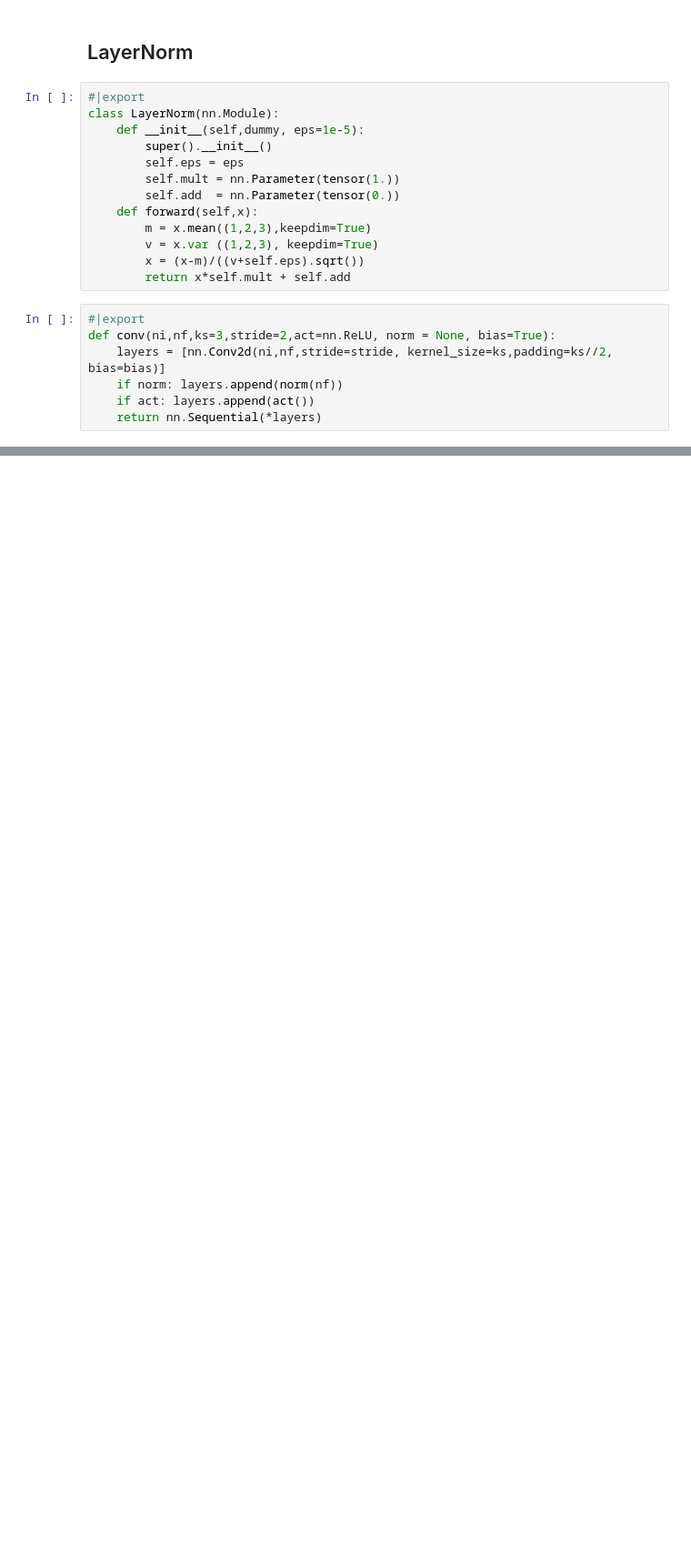
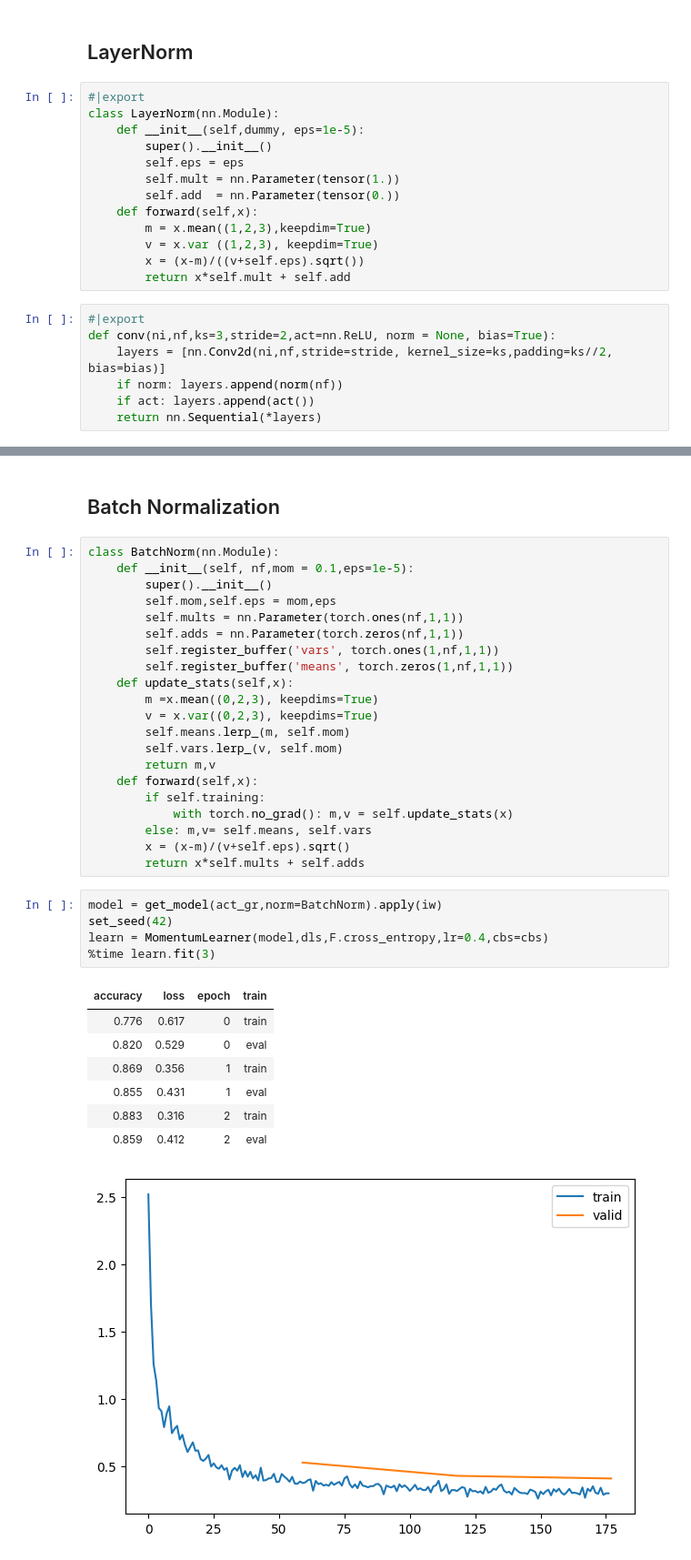
Before and after one commit to mtm-007/Deep-Learing-from-the-foundation-and-GEN_AI, a Jupyter notebook: initializing.ipynb, the cells around one changed output, grey strips where cells are left out. Shown at 91% size. Saved outputs shown, nothing was run; the diff lists cells and outputs as text; blank space fills up the shorter version.

Commit message:
batch norm

```diff
--- a/initializing.ipynb
+++ b/initializing.ipynb
@@ -574,0 +582,37 @@ astats.plot_stats()
+# %% [markdown]
+## Batch Normalization
+# %%
+class BatchNorm(nn.Module):
+    def __init__(self, nf,mom = 0.1,eps=1e-5):
+        super().__init__()
+        self.mom,self.eps = mom,eps
+        self.mults = nn.Parameter(torch.ones(nf,1,1))
+        self.adds = nn.Parameter(torch.zeros(nf,1,1))
+        self.register_buffer('vars', torch.ones(1,nf,1,1))
+        self.register_buffer('means', torch.zeros(1,nf,1,1))
+    def update_stats(self,x):
+        m =x.mean((0,2,3), keepdims=True)
+        v = x.var((0,2,3), keepdims=True)
+        self.means.lerp_(m, self.mom)
+        self.vars.lerp_(v, self.mom)
+        return m,v
+    def forward(self,x):
+        if self.training:
+            with torch.no_grad(): m,v = self.update_stats(x)
+        else: m,v= self.means, self.vars
+        x = (x-m)/(v+self.eps).sqrt()
+        return x*self.mults + self.adds
+# %%
+model = get_model(act_gr,norm=BatchNorm).apply(iw)
+set_seed(42)
+learn = MomentumLearner(model,dls,F.cross_entropy,lr=0.4,cbs=cbs)
+%time learn.fit(3)
+# %% [output]
+| accuracy | loss | epoch | train |
+| 0.776 | 0.617 | 0 | train |
+| 0.820 | 0.529 | 0 | eval |
+| 0.869 | 0.356 | 1 | train |
+| 0.855 | 0.431 | 1 | eval |
+| 0.883 | 0.316 | 2 | train |
+| 0.859 | 0.412 | 2 | eval |
+[figure, added]
```
Also changed, not shown: parts of 28 cells of this notebook.
